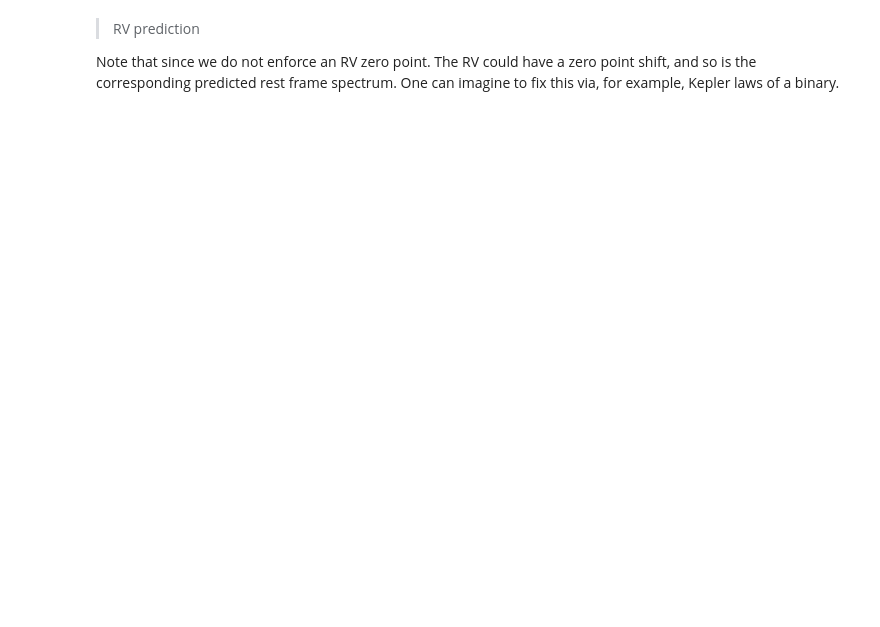
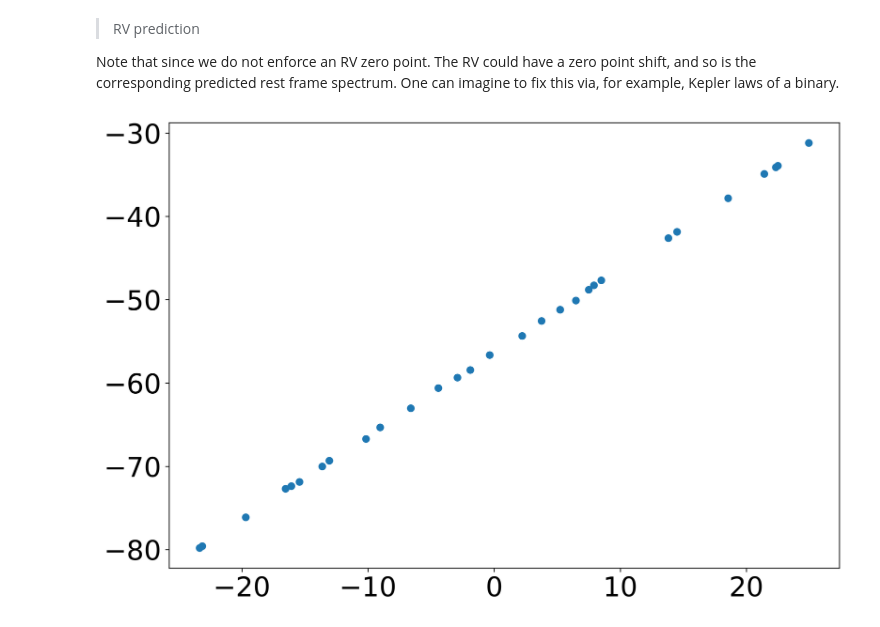
Before and after one commit to tingyuansen/Wobble_NN, a Jupyter notebook: Wobble_NN.ipynb, the cells around one changed output. Drawn from its saved outputs; the diff is of its cells as text; code cells hidden in the pictures; blank space fills up the shorter version.

```diff
--- a/Wobble_NN.ipynb
+++ b/Wobble_NN.ipynb
@@ -246,7 +246,7 @@ RV_array_1 = temp["RV_array_1"]
 RV_array_2 = temp["RV_array_2"]
 
 # restore results
-temp = np.load("../results.npz")
+temp = np.load("results.npz")
 spec_shifted_recovered = temp["spec_shifted_recovered"]
 spec_shifted_recovered_1 = temp["spec_shifted_recovered_1"]
 spec_shifted_recovered_2 = temp["spec_shifted_recovered_2"]
@@ -266,8 +269,8 @@ Note that since we do not enforce an RV zero point. The RV could have a zero poi
 # %%
 # since the result can permute, decide the order based on the difference in RV predictions
 if np.std(RV_array_1 - rv_recovered_1) < np.std(RV_array_1 - rv_recovered_2):
     plt.scatter(RV_array_1,rv_recovered_1)
-    plt.scatter(RV_array_2,rv_recovered_2)
 else:
     plt.scatter(RV_array_1,rv_recovered_2)
-    plt.scatter(RV_array_2,rv_recovered_1)
+# %% [output]
+[figure, added]
```
Also changed, not shown: parts of 1 cell of this notebook, 1 other file.
